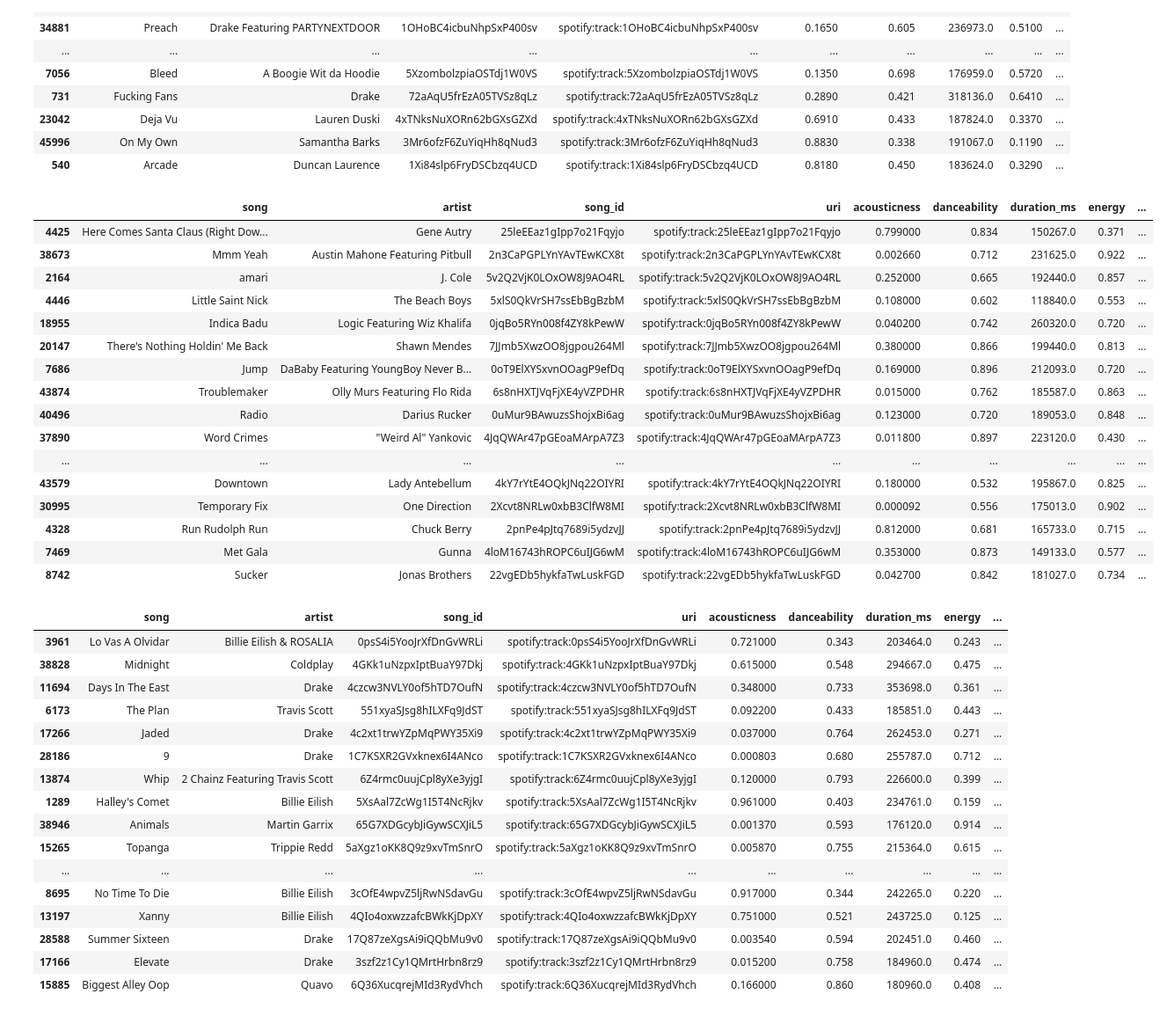
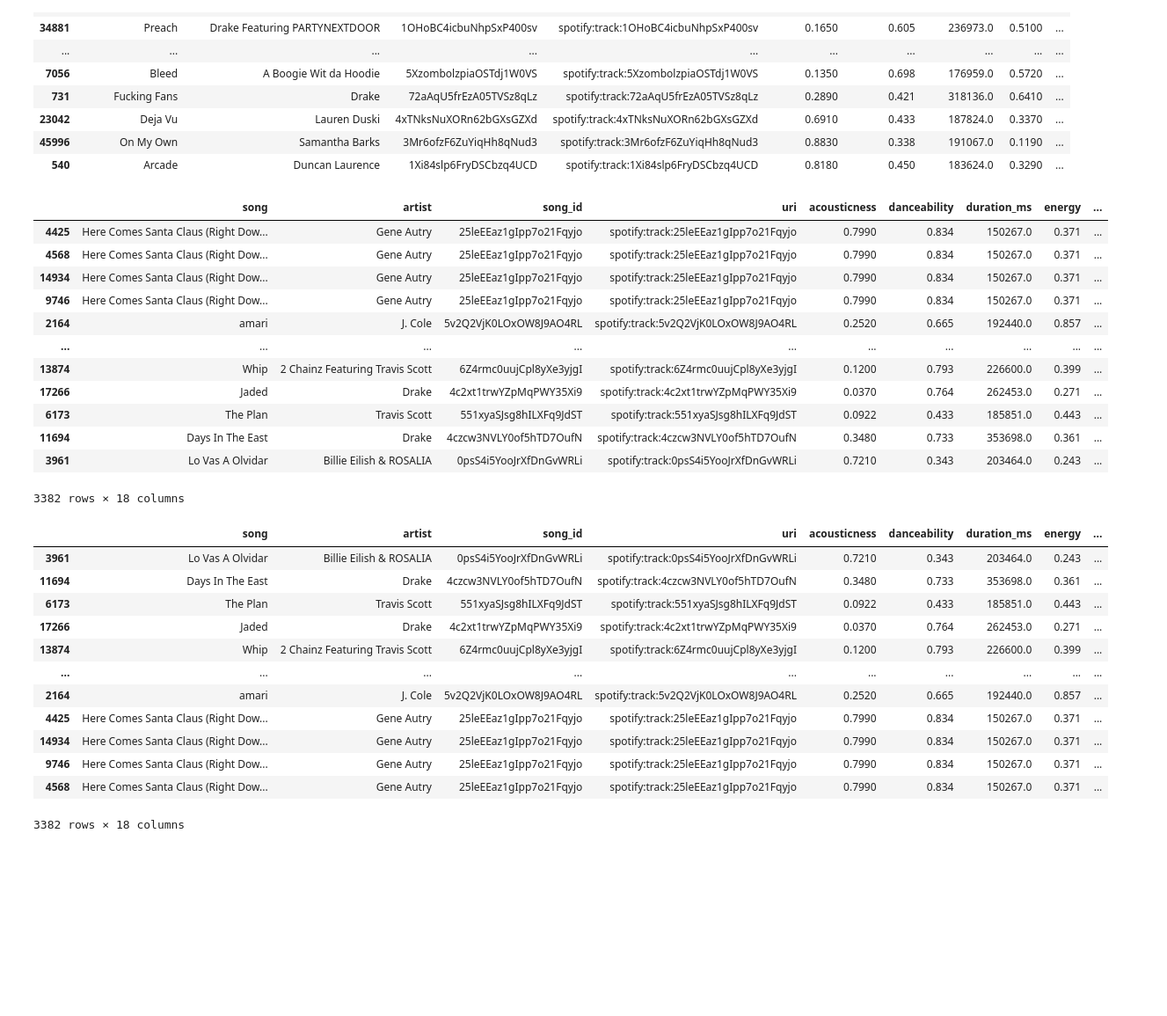
Before and after one commit to kohtaasa/music-and-economy, a Jupyter notebook: audio_features.ipynb, the cells around one changed output. Shown at 88% size. Cells and saved outputs as stored; diff of their text form; code cells hidden in the pictures; blank space fills up the shorter version.

```diff
--- a/audio_features.ipynb
+++ b/audio_features.ipynb
@@ -60,5 +54,9 @@ df
 | 254886 | 1973-01-06 | Slow Motion (Part 1) | Johnny Williams | 6EdVvkxAYAgT3DXW8Op4ZH | spotify:track:6EdVvkxAYAgT3DXW8Op4ZH | 0.0874 | 0.597 | 177827.0 | 0.744 | ... |
 254887 rows × 18 columns
 # %%
-df = df[df['date'] >= '2013-01-01']
+df['date'] = pd.to_datetime(df['date'])
+# df = df[df['date'] >= '1975-01-01']
+df = df[df['date'] >= '2017-01-01']
+df['year'] = df['date'].dt.strftime('%Y')
 df = df.drop('date', axis=1).drop_duplicates()
+df
@@ -339,42 +352,34 @@ df.sort_values(by='tempo').head(30)
 | 45996 | On My Own | Samantha Barks | 3Mr6ofzF6ZuYiqHh8qNud3 | spotify:track:3Mr6ofzF6ZuYiqHh8qNud3 | 0.8830 | 0.338 | 191067.0 | 0.1190 | ... |
 | 540 | Arcade | Duncan Laurence | 1Xi84slp6FryDSCbzq4UCD | spotify:track:1Xi84slp6FryDSCbzq4UCD | 0.8180 | 0.450 | 183624.0 | 0.3290 | ... |
 # %%
-df.sort_values(by='valence', ascending=False).head(30)
+df.sort_values(by='valence', ascending=False)
 # %% [output]
 |  | song | artist | song_id | uri | acousticness | danceability | duration_ms | energy | ... |
-| 4425 | Here Comes Santa Claus (Right Dow... | Gene Autry | 25leEEaz1gIpp7o21Fqyjo | spotify:track:25leEEaz1gIpp7o21Fqyjo | 0.799000 | 0.834 | 150267.0 | 0.371 | ... |
-| 38673 | Mmm Yeah | Austin Mahone Featuring Pitbull | 2n3CaPGPLYnYAvTEwKCX8t | spotify:track:2n3CaPGPLYnYAvTEwKCX8t | 0.002660 | 0.712 | 231625.0 | 0.922 | ... |
-| 2164 | amari | J. Cole | 5v2Q2VjK0LOxOW8J9AO4RL | spotify:track:5v2Q2VjK0LOxOW8J9AO4RL | 0.252000 | 0.665 | 192440.0 | 0.857 | ... |
-| 4446 | Little Saint Nick | The Beach Boys | 5xlS0QkVrSH7ssEbBgBzbM | spotify:track:5xlS0QkVrSH7ssEbBgBzbM | 0.108000 | 0.602 | 118840.0 | 0.553 | ... |
-| 18955 | Indica Badu | Logic Featuring Wiz Khalifa | 0jqBo5RYn008f4ZY8kPewW | spotify:track:0jqBo5RYn008f4ZY8kPewW | 0.040200 | 0.742 | 260320.0 | 0.720 | ... |
-| 20147 | There's Nothing Holdin' Me Back | Shawn Mendes | 7JJmb5XwzOO8jgpou264Ml | spotify:track:7JJmb5XwzOO8jgpou264Ml | 0.380000 | 0.866 | 199440.0 | 0.813 | ... |
-| 7686 | Jump | DaBaby Featuring YoungBoy Never B... | 0oT9ElXYSxvnOOagP9efDq | spotify:track:0oT9ElXYSxvnOOagP9efDq | 0.169000 | 0.896 | 212093.0 | 0.720 | ... |
-| 43874 | Troublemaker | Olly Murs Featuring Flo Rida | 6s8nHXTJVqFjXE4yVZPDHR | spotify:track:6s8nHXTJVqFjXE4yVZPDHR | 0.015000 | 0.762 | 185587.0 | 0.863 | ... |
-| 40496 | Radio | Darius Rucker | 0uMur9BAwuzsShojxBi6ag | spotify:track:0uMur9BAwuzsShojxBi6ag | 0.123000 | 0.720 | 189053.0 | 0.848 | ... |
-| 37890 | Word Crimes | "Weird Al" Yankovic | 4JqQWAr47pGEoaMArpA7Z3 | spotify:track:4JqQWAr47pGEoaMArpA7Z3 | 0.011800 | 0.897 | 223120.0 | 0.430 | ... |
+| 4425 | Here Comes Santa Claus (Right Dow... | Gene Autry | 25leEEaz1gIpp7o21Fqyjo | spotify:track:25leEEaz1gIpp7o21Fqyjo | 0.7990 | 0.834 | 150267.0 | 0.371 | ... |
+| 4568 | Here Comes Santa Claus (Right Dow... | Gene Autry | 25leEEaz1gIpp7o21Fqyjo | spotify:track:25leEEaz1gIpp7o21Fqyjo | 0.7990 | 0.834 | 150267.0 | 0.371 | ... |
+| 14934 | Here Comes Santa Claus (Right Dow... | Gene Autry | 25leEEaz1gIpp7o21Fqyjo | spotify:track:25leEEaz1gIpp7o21Fqyjo | 0.7990 | 0.834 | 150267.0 | 0.371 | ... |
+| 9746 | Here Comes Santa Claus (Right Dow... | Gene Autry | 25leEEaz1gIpp7o21Fqyjo | spotify:track:25leEEaz1gIpp7o21Fqyjo | 0.7990 | 0.834 | 150267.0 | 0.371 | ... |
+| 2164 | amari | J. Cole | 5v2Q2VjK0LOxOW8J9AO4RL | spotify:track:5v2Q2VjK0LOxOW8J9AO4RL | 0.2520 | 0.665 | 192440.0 | 0.857 | ... |
 | ... | ... | ... | ... | ... | ... | ... | ... | ... | ... |
-| 43579 | Downtown | Lady Antebellum | 4kY7rYtE4OQkJNq22OIYRI | spotify:track:4kY7rYtE4OQkJNq22OIYRI | 0.180000 | 0.532 | 195867.0 | 0.825 | ... |
-| 30995 | Temporary Fix | One Direction | 2Xcvt8NRLw0xbB3ClfW8MI | spotify:track:2Xcvt8NRLw0xbB3ClfW8MI | 0.000092 | 0.556 | 175013.0 | 0.902 | ... |
-| 4328 | Run Rudolph Run | Chuck Berry | 2pnPe4pJtq7689i5ydzvJJ | spotify:track:2pnPe4pJtq7689i5ydzvJJ | 0.812000 | 0.681 | 165733.0 | 0.715 | ... |
-| 7469 | Met Gala | Gunna | 4loM16743hROPC6uIJG6wM | spotify:track:4loM16743hROPC6uIJG6wM | 0.353000 | 0.873 | 149133.0 | 0.577 | ... |
-| 8742 | Sucker | Jonas Brothers | 22vgEDb5hykfaTwLuskFGD | spotify:track:22vgEDb5hykfaTwLuskFGD | 0.042700 | 0.842 | 181027.0 | 0.734 | ... |
+| 13874 | Whip | 2 Chainz Featuring Travis Scott | 6Z4rmc0uujCpl8yXe3yjgI | spotify:track:6Z4rmc0uujCpl8yXe3yjgI | 0.1200 | 0.793 | 226600.0 | 0.399 | ... |
+| 17266 | Jaded | Drake | 4c2xt1trwYZpMqPWY35Xi9 | spotify:track:4c2xt1trwYZpMqPWY35Xi9 | 0.0370 | 0.764 | 262453.0 | 0.271 | ... |
+| 6173 | The Plan | Travis Scott | 551xyaSJsg8hILXFq9JdST | spotify:track:551xyaSJsg8hILXFq9JdST | 0.0922 | 0.433 | 185851.0 | 0.443 | ... |
+| 11694 | Days In The East | Drake | 4czcw3NVLY0of5hTD7OufN | spotify:track:4czcw3NVLY0of5hTD7OufN | 0.3480 | 0.733 | 353698.0 | 0.361 | ... |
+| 3961 | Lo Vas A Olvidar | Billie Eilish & ROSALIA | 0psS4i5YooJrXfDnGvWRLi | spotify:track:0psS4i5YooJrXfDnGvWRLi | 0.7210 | 0.343 | 203464.0 | 0.243 | ... |
+3382 rows × 18 columns
 # %%
-df.sort_values(by='valence').head(30)
+df.sort_values(by='valence')
 # %% [output]
 |  | song | artist | song_id | uri | acousticness | danceability | duration_ms | energy | ... |
-| 3961 | Lo Vas A Olvidar | Billie Eilish & ROSALIA | 0psS4i5YooJrXfDnGvWRLi | spotify:track:0psS4i5YooJrXfDnGvWRLi | 0.721000 | 0.343 | 203464.0 | 0.243 | ... |
-| 38828 | Midnight | Coldplay | 4GKk1uNzpxIptBuaY97Dkj | spotify:track:4GKk1uNzpxIptBuaY97Dkj | 0.615000 | 0.548 | 294667.0 | 0.475 | ... |
-| 11694 | Days In The East | Drake | 4czcw3NVLY0of5hTD7OufN | spotify:track:4czcw3NVLY0of5hTD7OufN | 0.348000 | 0.733 | 353698.0 | 0.361 | ... |
-| 6173 | The Plan | Travis Scott | 551xyaSJsg8hILXFq9JdST | spotify:track:551xyaSJsg8hILXFq9JdST | 0.092200 | 0.433 | 185851.0 | 0.443 | ... |
-| 17266 | Jaded | Drake | 4c2xt1trwYZpMqPWY35Xi9 | spotify:track:4c2xt1trwYZpMqPWY35Xi9 | 0.037000 | 0.764 | 262453.0 | 0.271 | ... |
-| 28186 | 9 | Drake | 1C7KSXR2GVxknex6I4ANco | spotify:track:1C7KSXR2GVxknex6I4ANco | 0.000803 | 0.680 | 255787.0 | 0.712 | ... |
-| 13874 | Whip | 2 Chainz Featuring Travis Scott | 6Z4rmc0uujCpl8yXe3yjgI | spotify:track:6Z4rmc0uujCpl8yXe3yjgI | 0.120000 | 0.793 | 226600.0 | 0.399 | ... |
-| 1289 | Halley's Comet | Billie Eilish | 5XsAal7ZcWg1I5T4NcRjkv | spotify:track:5XsAal7ZcWg1I5T4NcRjkv | 0.961000 | 0.403 | 234761.0 | 0.159 | ... |
-| 38946 | Animals | Martin Garrix | 65G7XDGcybJiGywSCXJiL5 | spotify:track:65G7XDGcybJiGywSCXJiL5 | 0.001370 | 0.593 | 176120.0 | 0.914 | ... |
-| 15265 | Topanga | Trippie Redd | 5aXgz1oKK8Q9z9xvTmSnrO | spotify:track:5aXgz1oKK8Q9z9xvTmSnrO | 0.005870 | 0.755 | 215364.0 | 0.615 | ... |
+| 3961 | Lo Vas A Olvidar | Billie Eilish & ROSALIA | 0psS4i5YooJrXfDnGvWRLi | spotify:track:0psS4i5YooJrXfDnGvWRLi | 0.7210 | 0.343 | 203464.0 | 0.243 | ... |
+| 11694 | Days In The East | Drake | 4czcw3NVLY0of5hTD7OufN | spotify:track:4czcw3NVLY0of5hTD7OufN | 0.3480 | 0.733 | 353698.0 | 0.361 | ... |
+| 6173 | The Plan | Travis Scott | 551xyaSJsg8hILXFq9JdST | spotify:track:551xyaSJsg8hILXFq9JdST | 0.0922 | 0.433 | 185851.0 | 0.443 | ... |
+| 17266 | Jaded | Drake | 4c2xt1trwYZpMqPWY35Xi9 | spotify:track:4c2xt1trwYZpMqPWY35Xi9 | 0.0370 | 0.764 | 262453.0 | 0.271 | ... |
+| 13874 | Whip | 2 Chainz Featuring Travis Scott | 6Z4rmc0uujCpl8yXe3yjgI | spotify:track:6Z4rmc0uujCpl8yXe3yjgI | 0.1200 | 0.793 | 226600.0 | 0.399 | ... |
 | ... | ... | ... | ... | ... | ... | ... | ... | ... | ... |
-| 8695 | No Time To Die | Billie Eilish | 3cOfE4wpvZ5ljRwNSdavGu | spotify:track:3cOfE4wpvZ5ljRwNSdavGu | 0.917000 | 0.344 | 242265.0 | 0.220 | ... |
-| 13197 | Xanny | Billie Eilish | 4QIo4oxwzzafcBWkKjDpXY | spotify:track:4QIo4oxwzzafcBWkKjDpXY | 0.751000 | 0.521 | 243725.0 | 0.125 | ... |
-| 28588 | Summer Sixteen | Drake | 17Q87zeXgsAi9iQQbMu9v0 | spotify:track:17Q87zeXgsAi9iQQbMu9v0 | 0.003540 | 0.594 | 202451.0 | 0.460 | ... |
-| 17166 | Elevate | Drake | 3szf2z1Cy1QMrtHrbn8rz9 | spotify:track:3szf2z1Cy1QMrtHrbn8rz9 | 0.015200 | 0.758 | 184960.0 | 0.474 | ... |
-| 15885 | Biggest Alley Oop | Quavo | 6Q36XucqrejMId3RydVhch | spotify:track:6Q36XucqrejMId3RydVhch | 0.166000 | 0.860 | 180960.0 | 0.408 | ... |
+| 2164 | amari | J. Cole | 5v2Q2VjK0LOxOW8J9AO4RL | spotify:track:5v2Q2VjK0LOxOW8J9AO4RL | 0.2520 | 0.665 | 192440.0 | 0.857 | ... |
+| 4425 | Here Comes Santa Claus (Right Dow... | Gene Autry | 25leEEaz1gIpp7o21Fqyjo | spotify:track:25leEEaz1gIpp7o21Fqyjo | 0.7990 | 0.834 | 150267.0 | 0.371 | ... |
+| 14934 | Here Comes Santa Claus (Right Dow... | Gene Autry | 25leEEaz1gIpp7o21Fqyjo | spotify:track:25leEEaz1gIpp7o21Fqyjo | 0.7990 | 0.834 | 150267.0 | 0.371 | ... |
+| 9746 | Here Comes Santa Claus (Right Dow... | Gene Autry | 25leEEaz1gIpp7o21Fqyjo | spotify:track:25leEEaz1gIpp7o21Fqyjo | 0.7990 | 0.834 | 150267.0 | 0.371 | ... |
+| 4568 | Here Comes Santa Claus (Right Dow... | Gene Autry | 25leEEaz1gIpp7o21Fqyjo | spotify:track:25leEEaz1gIpp7o21Fqyjo | 0.7990 | 0.834 | 150267.0 | 0.371 | ... |
+3382 rows × 18 columns
```
Also changed, not shown: parts of 4 cells of this notebook, 3 other files.
